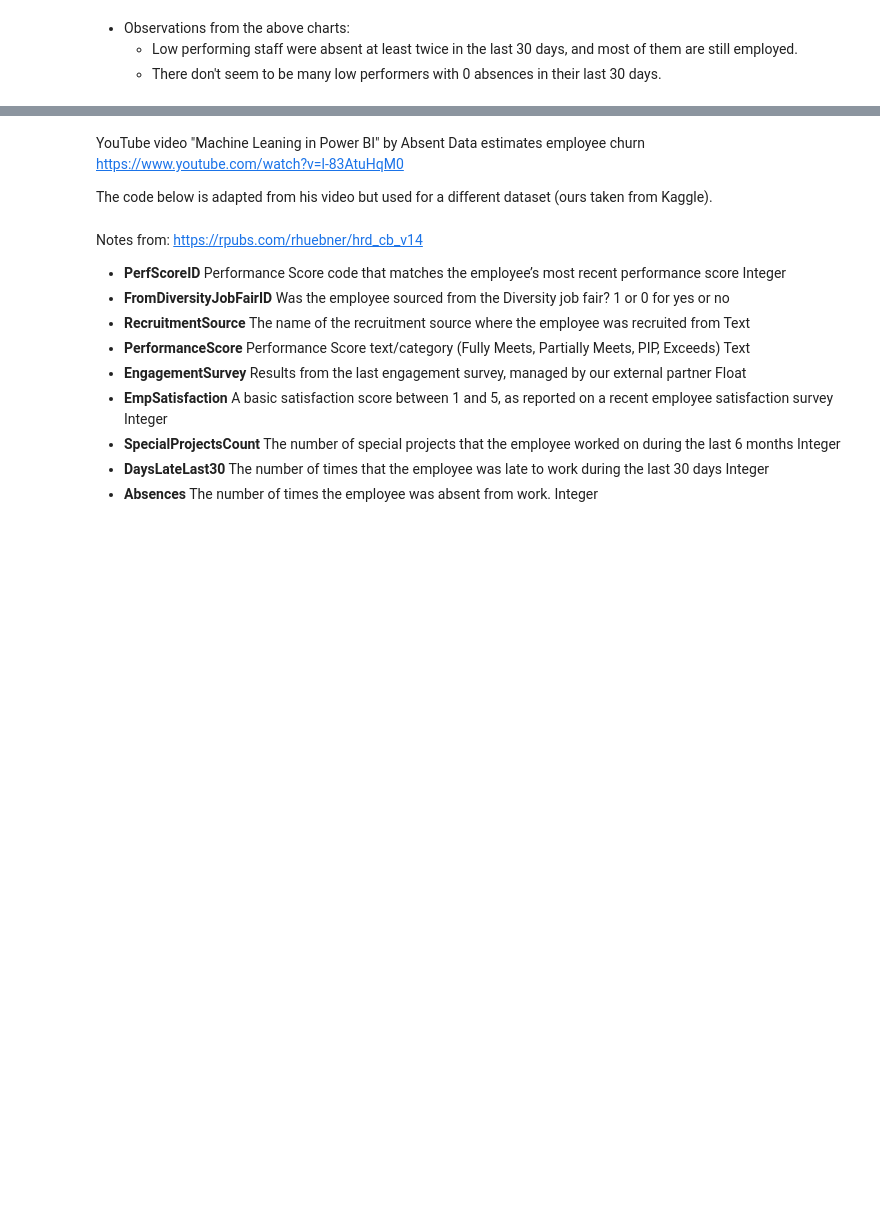
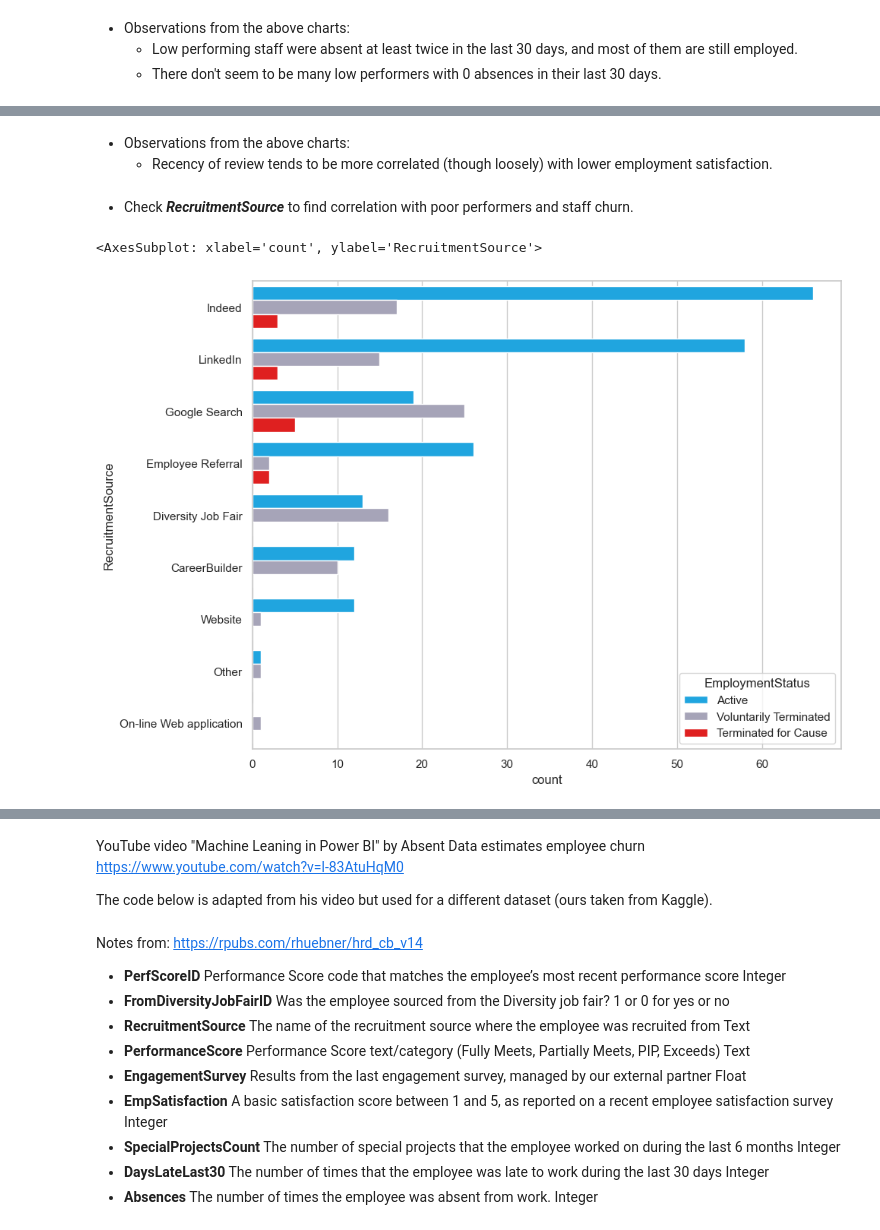
Before and after one commit to makuharistudio/data-visualisation-datasets, a Jupyter notebook: Human Resources/Human Resources.ipynb, the cells around one changed output, grey strips where cells are left out. Cells and saved outputs as stored; diff of their text form; code cells hidden in the pictures; blank space fills up the shorter version.

```diff
--- a/Human Resources/Human Resources.ipynb
+++ b/Human Resources/Human Resources.ipynb
@@ -1060,0 +1022,16 @@ Here's an overview of the quantitative variables.
+# %% [markdown]
+- Observations from the above charts:
+  - Recency of review tends to be more correlated (though loosely) with lower employment satisfaction.
+# %% [markdown]
+* Check _**RecruitmentSource**_ to find correlation with poor performers and staff churn.
+# %%
+sns.set(rc={'figure.figsize':(10,8)})
+sns.set_style("whitegrid")
+palette_employment = ['#00B2FF', '#A3A1BB', '#FF0000']
+
+order = hr['RecruitmentSource'].value_counts().index
+
+sns.countplot(data=hr, y='RecruitmentSource', order=order, hue='EmploymentStatus', palette=sns.color_palette(palette_employment, 3))
+# %% [output]
+<AxesSubplot: xlabel='count', ylabel='RecruitmentSource'>
+[figure, added]
```
Also changed, not shown: parts of 27 cells of this notebook.
